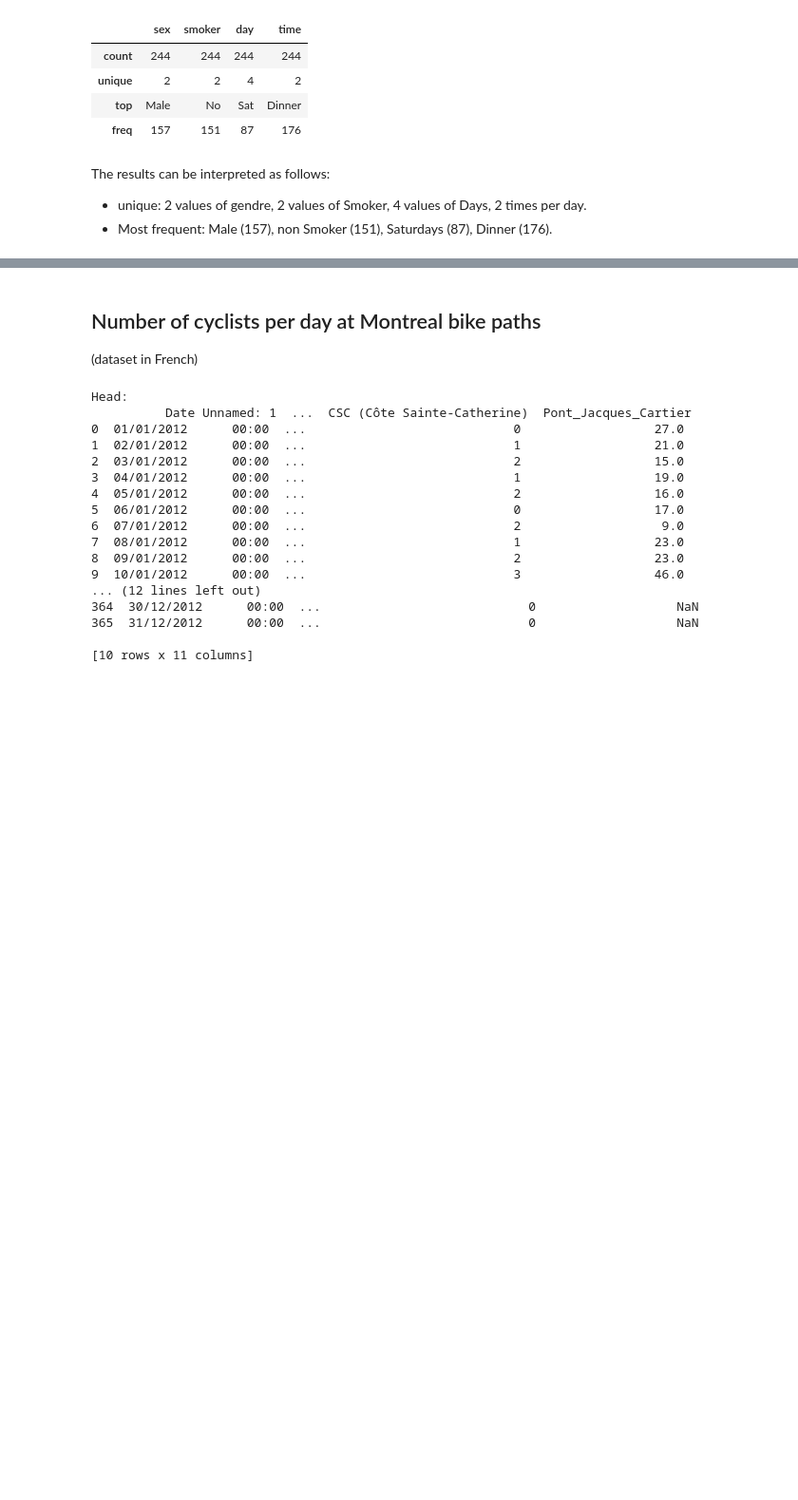
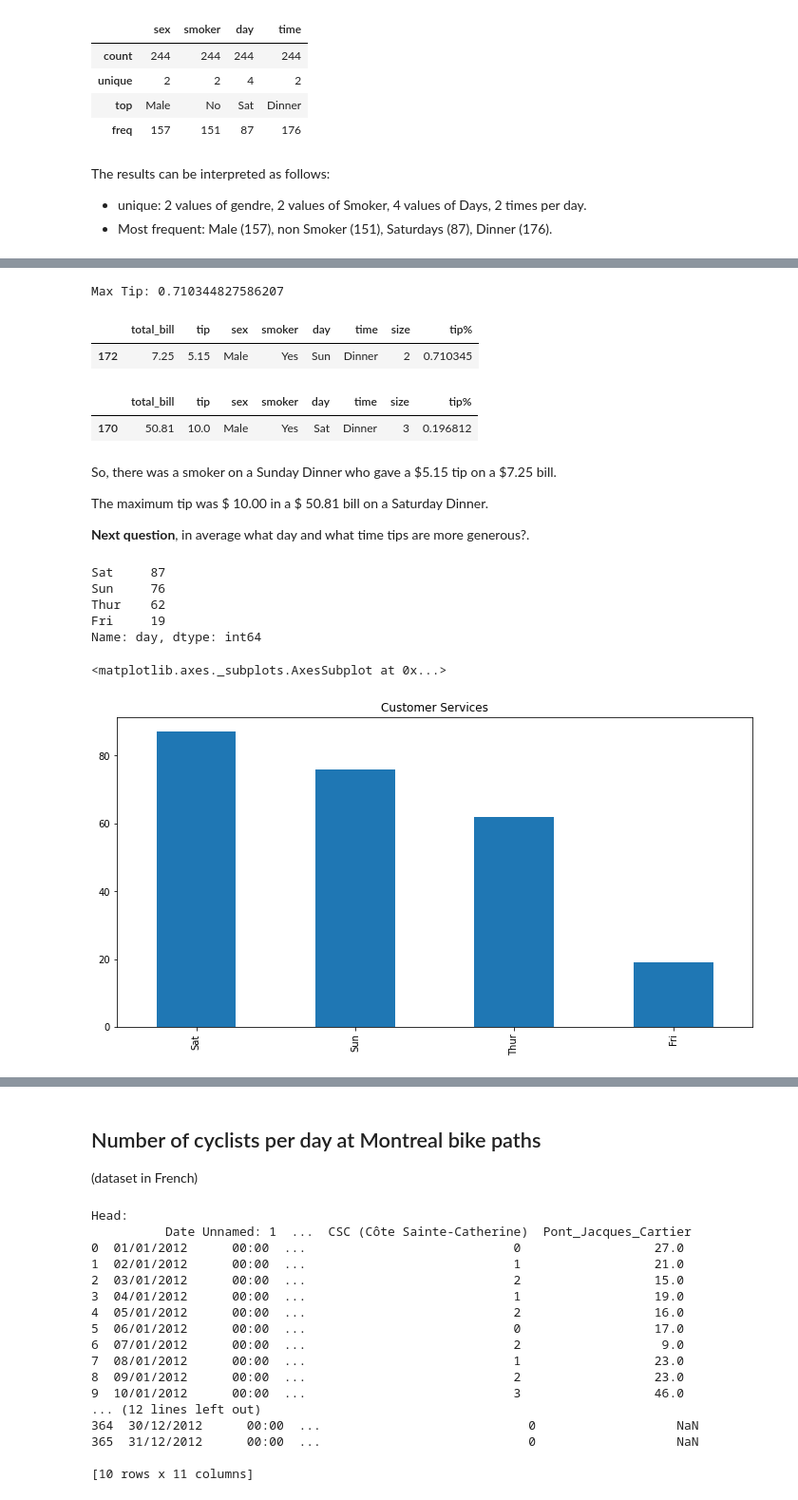
Before and after one commit to clizarraga-UAD7/Notebooks, a Jupyter notebook: PandasIntro.ipynb, the cells around one changed output, grey strips where cells are left out. Shown: that part at 95% size. Drawn from its saved outputs; the diff is of its cells as text; code cells hidden in the pictures; blank space fills up the shorter version.

```diff
--- a/PandasIntro.ipynb
+++ b/PandasIntro.ipynb
@@ -125,0 +141,6 @@ Using the tips dataset, can you please answer the following questions?
+# %%
+# Create new column: Percent of Tip relative to Bill amount
+
+df['tip%'] = df['tip']/df['total_bill']
+
+df.head()
@@ -125,0 +197,46 @@ Using the tips dataset, can you please answer the following questions?
+# %%
+# Notice that the describe function returns 8 values. So, the max value is the 8th element.
+
+max_tip_percent = df['tip%'][df['smoker']=='Yes'].describe()[7]
+
+print('Max Tip:', max_tip_percent)
+# %% [output]
+Max Tip: 0.710344827586207
+# %%
+# Next we can find when was this:
+df[df['tip%'] == max_tip_percent]
+# %% [output]
+|  | total_bill | tip | sex | smoker | day | time | size | tip% |
+| 172 | 7.25 | 5.15 | Male | Yes | Sun | Dinner | 2 | 0.710345 |
+# %%
+# Now, just the maximum tip in the dataset can be found in a similar way
+
+max_tip = df['tip'].describe()[7]
+
+# When?
+
+df[df['tip'] == max_tip]
+# %% [output]
+|  | total_bill | tip | sex | smoker | day | time | size | tip% |
+| 170 | 50.81 | 10.0 | Male | Yes | Sat | Dinner | 3 | 0.196812 |
+# %% [markdown]
+So, there was a smoker on a Sunday Dinner who gave a \$5.15 tip on a \$7.25 bill.
+
+The maximum tip was \$ 10.00 in a \$ 50.81 bill on a Saturday Dinner.
+
+**Next question**, in average what day and what time tips are more generous?.
+# %%
+ # Explore more...
+
+ print(df['day'].value_counts()) # How many Lunch and Dinner events
+
+ # Make a plot of frequncies
+ df['day'].value_counts().plot(kind='bar', figsize=(12, 6), title='Customer Services')
+# %% [output]
+Sat     87
+Sun     76
+Thur    62
+Fri     19
+Name: day, dtype: int64
+<matplotlib.axes._subplots.AxesSubplot at 0x...>
+[figure, added]
```
Also changed, not shown: parts of 11 cells of this notebook.
